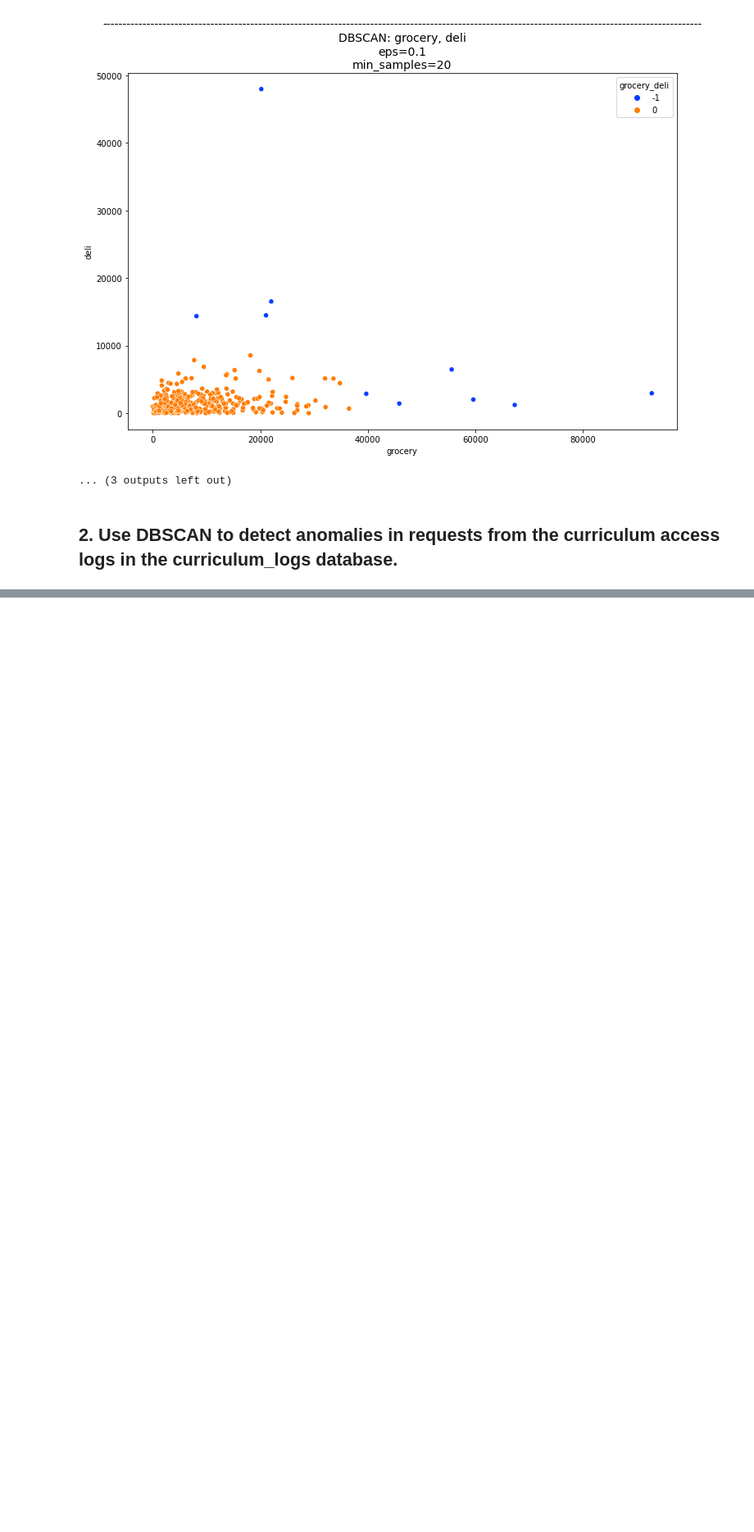
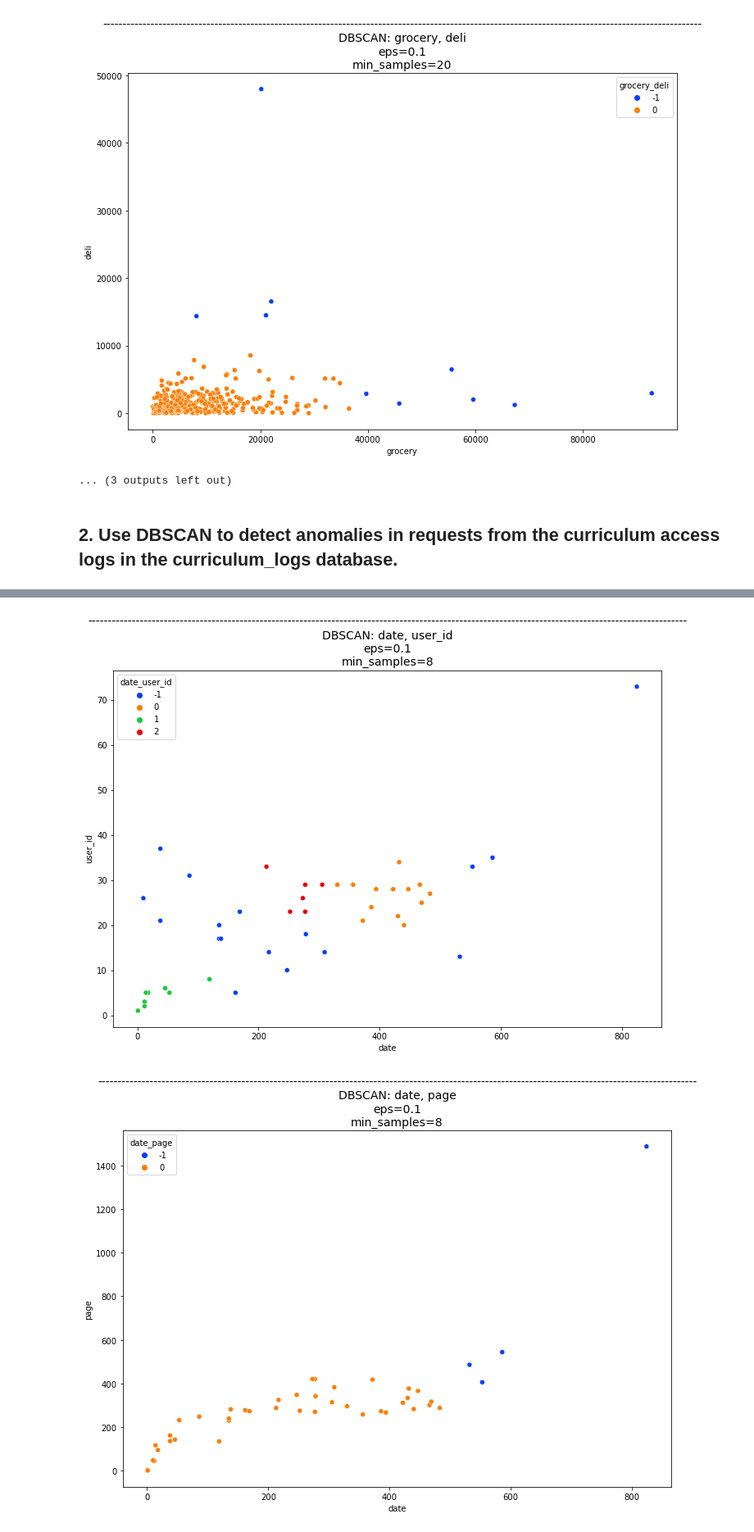
Before and after one commit to bensmith07/anomaly-detection-exercises, a Jupyter notebook: clustering_anomaly_detection.ipynb, the cells around one changed output, grey strips where cells are left out. Shown at 82% size. Cells and saved outputs as stored; diff of their text form; code cells hidden in the pictures; blank space fills up the shorter version.

```diff
--- a/clustering_anomaly_detection.ipynb
+++ b/clustering_anomaly_detection.ipynb
@@ -149,0 +230,3 @@ df.head()
+# %%
+cohort_counts = df.groupby('cohort')['date', 'user_id', 'page', 'ip'].nunique()
+cohort_counts
@@ -149,0 +252,11 @@ df.head()
+# %%
+cols = ['date', 'user_id', 'page', 'ip']
+cohort_counts = scale_data(cohort_counts, cols)
+# %%
+n_features = 2
+eps = .1
+min_samples = 8
+run_dbscan(cohort_counts, cols, n_features, eps, min_samples)
+# %% [output]
+[figure, added]
+[figure, added]
```
Also changed, not shown: parts of 22 cells of this notebook, 2 other files.
